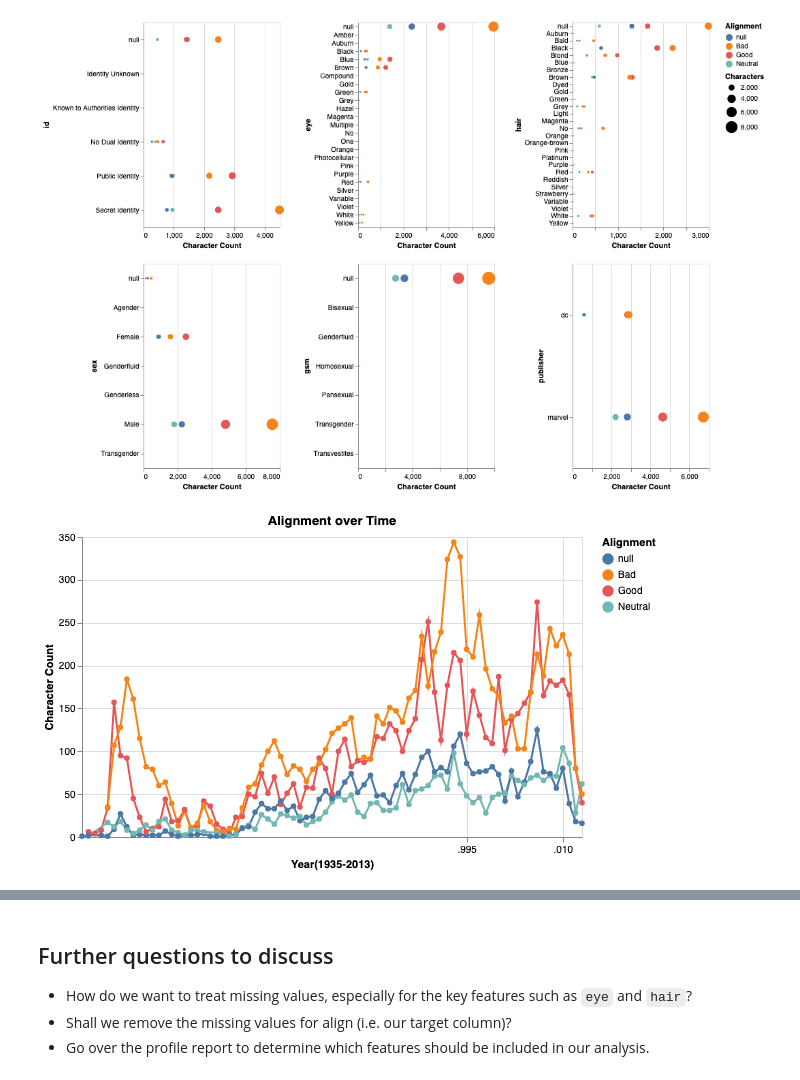
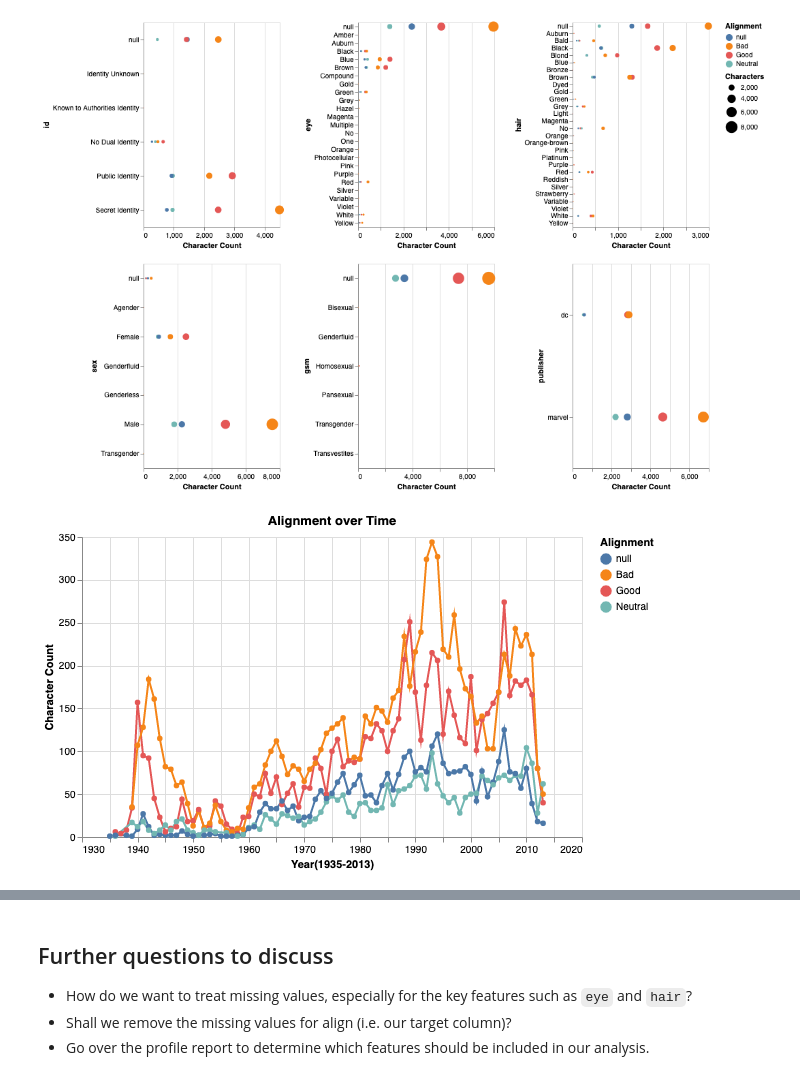
Before and after one commit to UBC-MDS/Workflows_showcase, a Jupyter notebook: report/eda.ipynb, the cells around one changed output, grey strips where cells are left out. Cells and saved outputs as stored; diff of their text form; code cells hidden in the pictures.

Commit message:
Fix the alignment vs year chart

```diff
--- a/report/eda.ipynb
+++ b/report/eda.ipynb
@@ -100,13 +102,14 @@ eda_features_vs_align
 [figure]
 # %%
 eda_year_vs_align = (alt.Chart(df, title = "Alignment over Time").mark_line().encode(
-    alt.X('year:T', title = 'Year(1935-2013)'),
+    alt.X('year', title = 'Year(1935-2013)', axis=alt.Axis(format='t')),
     y = alt.Y('count()', title = "Character Count"),
-    color = alt.Color("align", title="Alignment"))
+    color = alt.Color("align", title="Alignment"),
+    tooltip = 'year')
     .properties(height=300, width=500))
 eda_year_vs_align + eda_year_vs_align.mark_circle()
 # %% [output]
-[figure, old version]
+[figure, new version]
 # %%
 df_clean = df.dropna()
 eda_appearances_vs_align = (
```
Also changed, not shown: parts of 4 cells of this notebook.
